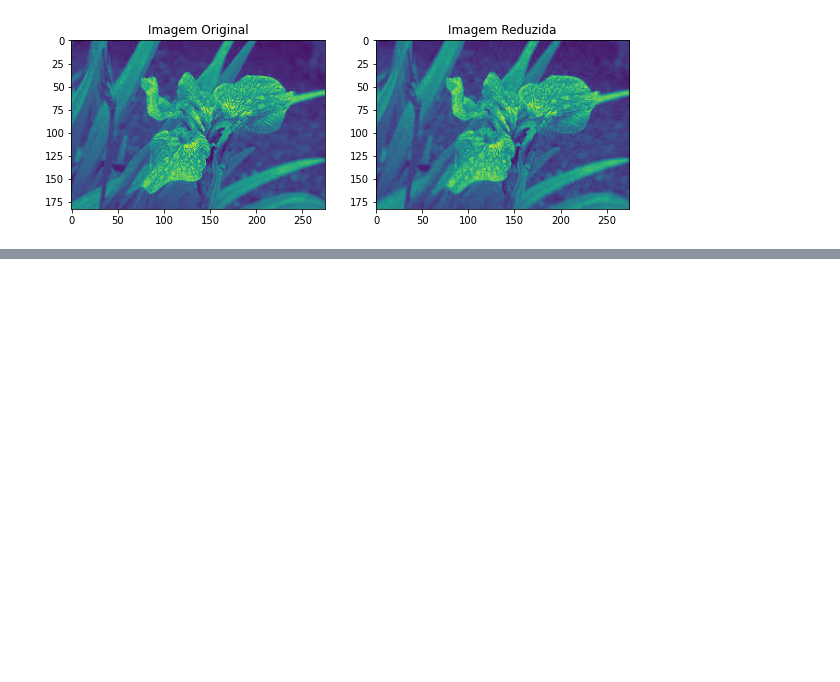
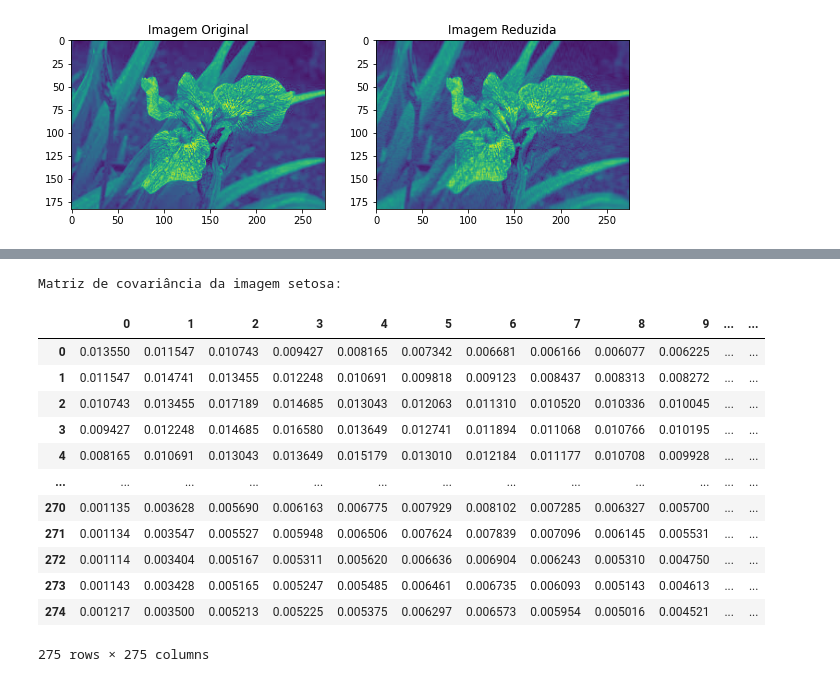
Before and after one commit to AdsonRoberto/Reducao_dimensionalidade_PCA_e_LDA, a Jupyter notebook: analise_PCA_LDA.ipynb, the cells around one changed output, grey strips where cells are left out. Saved outputs shown, nothing was run; the diff lists cells and outputs as text; code cells hidden in the pictures; blank space fills up the shorter version.

Commit message:
adicionando matrizes de covariancia

```diff
--- a/analise_PCA_LDA.ipynb
+++ b/analise_PCA_LDA.ipynb
@@ -321,0 +344,4 @@ plt.show()
+# %%
+cov_setosa = pca_setosa_50.get_covariance()
+cov_versicolor = pca_versicolor_50.get_covariance()
+cov_virginica = pca_virginica_50.get_covariance()
@@ -321,0 +352,19 @@ plt.show()
+# %%
+print('Matriz de covariância da imagem setosa: ')
+covariance_setosa_pd = pd.DataFrame(cov_setosa)
+display(covariance_setosa_pd)
+# %% [output]
+Matriz de covariância da imagem setosa:
+|  | 0 | 1 | 2 | 3 | 4 | 5 | 6 | 7 | 8 | 9 | ... | ... |
+| 0 | 0.013550 | 0.011547 | 0.010743 | 0.009427 | 0.008165 | 0.007342 | 0.006681 | 0.006166 | 0.006077 | 0.006225 | ... | ... |
+| 1 | 0.011547 | 0.014741 | 0.013455 | 0.012248 | 0.010691 | 0.009818 | 0.009123 | 0.008437 | 0.008313 | 0.008272 | ... | ... |
+| 2 | 0.010743 | 0.013455 | 0.017189 | 0.014685 | 0.013043 | 0.012063 | 0.011310 | 0.010520 | 0.010336 | 0.010045 | ... | ... |
+| 3 | 0.009427 | 0.012248 | 0.014685 | 0.016580 | 0.013649 | 0.012741 | 0.011894 | 0.011068 | 0.010766 | 0.010195 | ... | ... |
+| 4 | 0.008165 | 0.010691 | 0.013043 | 0.013649 | 0.015179 | 0.013010 | 0.012184 | 0.011177 | 0.010708 | 0.009928 | ... | ... |
+| ... | ... | ... | ... | ... | ... | ... | ... | ... | ... | ... | ... | ... |
+| 270 | 0.001135 | 0.003628 | 0.005690 | 0.006163 | 0.006775 | 0.007929 | 0.008102 | 0.007285 | 0.006327 | 0.005700 | ... | ... |
+| 271 | 0.001134 | 0.003547 | 0.005527 | 0.005948 | 0.006506 | 0.007624 | 0.007839 | 0.007096 | 0.006145 | 0.005531 | ... | ... |
+| 272 | 0.001114 | 0.003404 | 0.005167 | 0.005311 | 0.005620 | 0.006636 | 0.006904 | 0.006243 | 0.005310 | 0.004750 | ... | ... |
+| 273 | 0.001143 | 0.003428 | 0.005165 | 0.005247 | 0.005485 | 0.006461 | 0.006735 | 0.006093 | 0.005143 | 0.004613 | ... | ... |
+| 274 | 0.001217 | 0.003500 | 0.005213 | 0.005225 | 0.005375 | 0.006297 | 0.006573 | 0.005954 | 0.005016 | 0.004521 | ... | ... |
+275 rows × 275 columns
```
Also changed, not shown: parts of 5 cells of this notebook.
